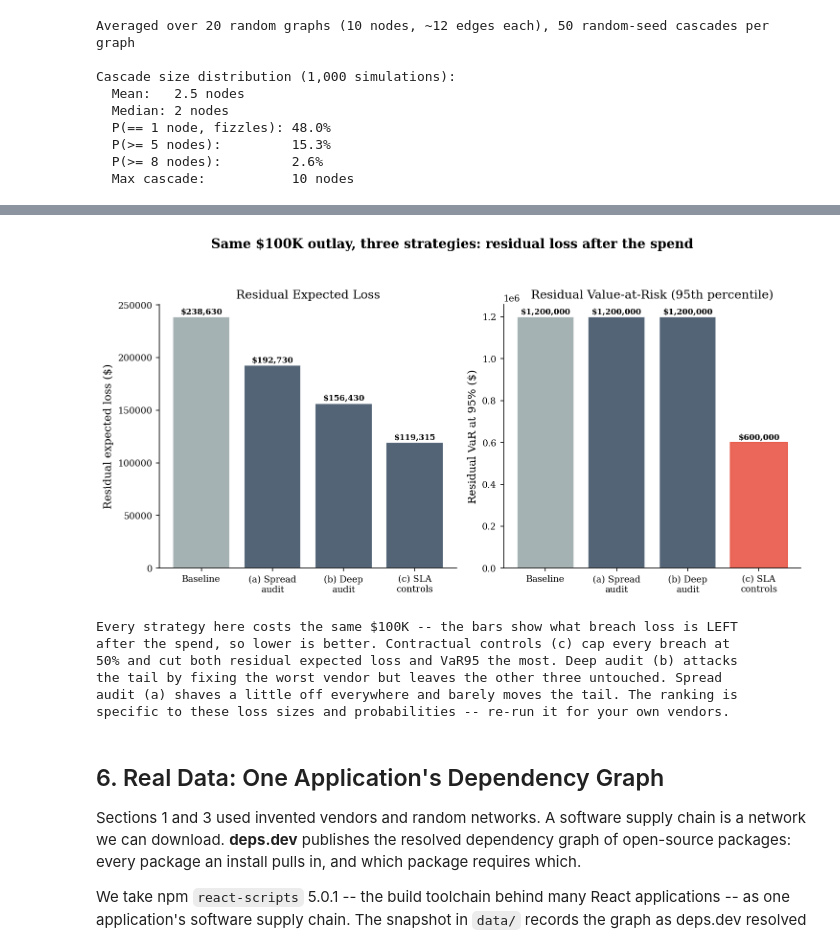
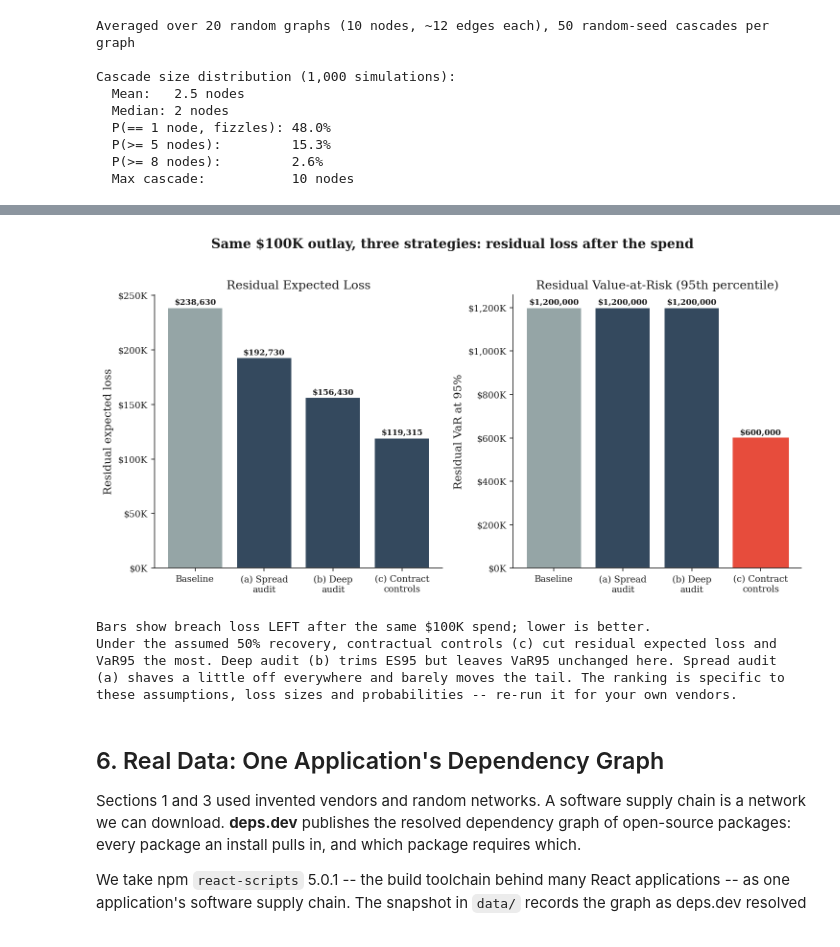
Before and after one commit to security-decision-science/security-decision-science, a Jupyter notebook: notebooks/part3/03-supply-chain-interdependent-security.ipynb, the cells around one changed output, grey strips where cells are left out. Drawn from its saved outputs; the diff is of its cells as text; code cells hidden in the pictures.

```diff
--- a/notebooks/part3/03-supply-chain-interdependent-security.ipynb
+++ b/notebooks/part3/03-supply-chain-interdependent-security.ipynb
@@ -389,19 +375,15 @@ Cascade size distribution (1,000 simulations):
 fig, ax = plt.subplots(figsize=(8, 5))
 
 counts, edges, bars = ax.hist(cascade_sizes, bins=np.arange(0.5, N_NODES + 1.5, 1),
-                               color=DARK_BG, alpha=0.85, edgecolor="white",
-                               linewidth=0.5)
+                               color=DARK_BG, edgecolor="white", linewidth=0.5)
 
-# Color the tail bars differently
 for i, bar in enumerate(bars):
     if edges[i] + 0.5 >= 5:  # 5+ nodes = tail event
         bar.set_color(ACCENT)
-        bar.set_alpha(0.85)
 
-# Annotate mean and median
 ax.axvline(cascade_sizes.mean(), color=ACCENT, linestyle="--", linewidth=1.5,
            label=f"Mean = {cascade_sizes.mean():.1f}")
-ax.axvline(np.median(cascade_sizes), color=DARK_BG, linestyle=":", linewidth=1.5,
+ax.axvline(np.median(cascade_sizes), color=LIGHT_GRAY, linestyle=":", linewidth=1.5,
            label=f"Median = {np.median(cascade_sizes):.0f}")
 
 ax.set_xlabel("Cascade size (nodes compromised)")
@@ -410,7 +392,6 @@ ax.set_title("Cascade size distribution (20 graphs x 50 seeds = 1,000 simulation
 ax.set_xticks(range(1, N_NODES + 1))
 ax.legend(loc="upper right", frameon=True, fancybox=False, edgecolor=LIGHT_GRAY)
 
-# Annotate tail
 tail_pct = (cascade_sizes >= 5).mean()
 ax.annotate(f"{tail_pct:.0%} of cascades\nreach 5+ nodes",
             xy=(5, counts[4] if len(counts) > 4 else 0),
@@ -421,9 +402,8 @@ ax.annotate(f"{tail_pct:.0%} of cascades\nreach 5+ nodes",
 fig.tight_layout()
 plt.show()
 
-print("The distribution is right-skewed and high-variance: a tall pile of cascades that")
-print("fizzle near the seed, a long shoulder of partial spread, and a thin tail where the")
-print("cascade takes most of the network. The mean sits above the median, in a region")
-print("almost no single run occupies -- planning for the average means preparing for an")
-print("outcome that rarely happens. The upper tail is what justifies the investment.")
+print("Right-skewed and high-variance: most cascades fizzle near the seed, a shoulder spreads")
+print("partway, and a thin tail takes most of the network. The mean "
+      f"({cascade_sizes.mean():.1f}) is close to the median ({np.median(cascade_sizes):.0f}),")
+print("so the average case hides the tail. The upper tail is what justifies the investment.")
 # %% [output]
@@ -598,53 +582,51 @@ Baseline (no investment)       $   238,630 $ 1,200,000 $ 1,435,928
 # %%
 # --- Bar chart: residual expected loss and VaR95 by strategy ---
 
 fig, axes = plt.subplots(1, 2, figsize=(10, 5))
 
-strat_labels = ["Baseline", "(a) Spread\naudit", "(b) Deep\naudit", "(c) SLA\ncontrols"]
+strat_labels = ["Baseline", "(a) Spread\naudit", "(b) Deep\naudit", "(c) Contract\ncontrols"]
 strat_colors = [LIGHT_GRAY, DARK_BG, DARK_BG, DARK_BG]
 
-# Residual expected loss
 ax = axes[0]
 means = [l.mean() for l in strategies.values()]
-bars = ax.bar(strat_labels, means, color=strat_colors, alpha=0.85, edgecolor="white")
+bars = ax.bar(strat_labels, means, color=strat_colors, edgecolor="white")
 for bar, m in zip(bars, means):
     ax.text(bar.get_x() + bar.get_width() / 2, m + 1000,
             f"${m:,.0f}", ha="center", va="bottom", fontsize=8, fontweight="bold")
-ax.set_ylabel("Residual expected loss ($)")
+ax.set_ylabel("Residual expected loss")
 ax.set_title("Residual Expected Loss")
 
-# VaR95
 ax = axes[1]
 var95s = [var_es(l, alpha=0.95)[0] for l in strategies.values()]
-bars = ax.bar(strat_labels, var95s, color=strat_colors, alpha=0.85, edgecolor="white")
-# Highlight the best VaR95
-best_idx = np.argmin(var95s[1:]) + 1  # exclude baseline
+bars = ax.bar(strat_labels, var95s, color=strat_colors, edgecolor="white")
+best_idx = np.argmin(var95s[1:]) + 1  # best VaR95 among the strategies, excluding baseline
 bars[best_idx].set_color(ACCENT)
 for bar, v in zip(bars, var95s):
     ax.text(bar.get_x() + bar.get_width() / 2, v + 5000,
             f"${v:,.0f}", ha="center", va="bottom", fontsize=8, fontweight="bold")
-ax.set_ylabel("Residual VaR at 95% ($)")
+ax.set_ylabel("Residual VaR at 95%")
 ax.set_title("Residual Value-at-Risk (95th percentile)")
+
+for ax in axes:
+    ax.yaxis.set_major_formatter(usd_k)
 
 fig.suptitle("Same $100K outlay, three strategies: residual loss after the spend",
              fontsize=13, fontweight="bold", y=1.02)
 fig.tight_layout()
 plt.show()
 
-print("Every strategy here costs the same $100K -- the bars show what breach loss is LEFT")
-print("after the spend, so lower is better. Contractual controls (c) cap every breach at")
-print("50% and cut both residual expected loss and VaR95 the most. Deep audit (b) attacks")
-print("the tail by fixing the worst vendor but leaves the other three untouched. Spread")
-print("audit (a) shaves a little off everywhere and barely moves the tail. The ranking is")
-print("specific to these loss sizes and probabilities -- re-run it for your own vendors.")
+print("Bars show breach loss LEFT after the same $100K spend; lower is better.")
+print("Under the assumed 50% recovery, contractual controls (c) cut residual expected loss and")
+print("VaR95 the most. Deep audit (b) trims ES95 but leaves VaR95 unchanged here. Spread audit")
+print("(a) shaves a little off everywhere and barely moves the tail. The ranking is specific to")
+print("these assumptions, loss sizes and probabilities -- re-run it for your own vendors.")
 # %% [output]
-[figure, old version]
+[figure, new version]
-Every strategy here costs the same $100K -- the bars show what breach loss is LEFT
-after the spend, so lower is better. Contractual controls (c) cap every breach at
-50% and cut both residual expected loss and VaR95 the most. Deep audit (b) attacks
-the tail by fixing the worst vendor but leaves the other three untouched. Spread
-audit (a) shaves a little off everywhere and barely moves the tail. The ranking is
-specific to these loss sizes and probabilities -- re-run it for your own vendors.
+Bars show breach loss LEFT after the same $100K spend; lower is better.
+Under the assumed 50% recovery, contractual controls (c) cut residual expected loss and
+VaR95 the most. Deep audit (b) trims ES95 but leaves VaR95 unchanged here. Spread audit
+(a) shaves a little off everywhere and barely moves the tail. The ranking is specific to
+these assumptions, loss sizes and probabilities -- re-run it for your own vendors.
 # %% [markdown]
 ## 6. Real Data: One Application's Dependency Graph
 
```
Also changed, not shown: parts of 22 cells of this notebook, 9 other files.
